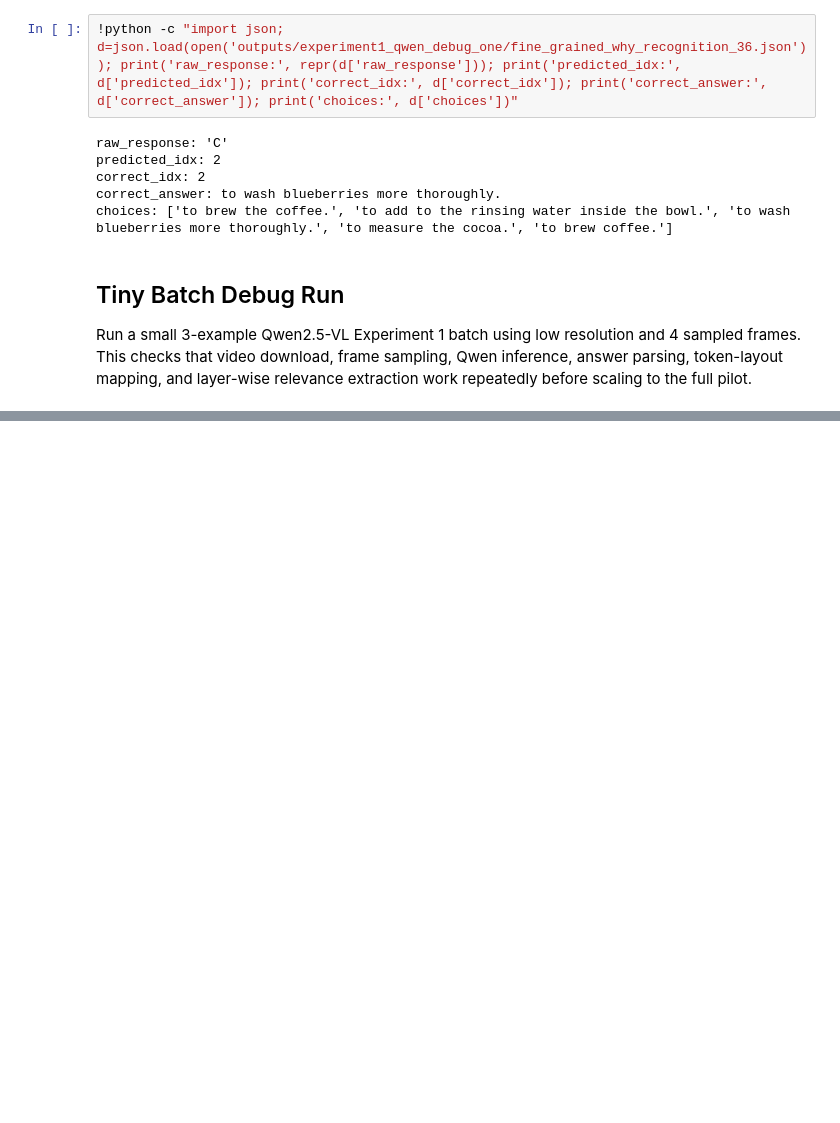
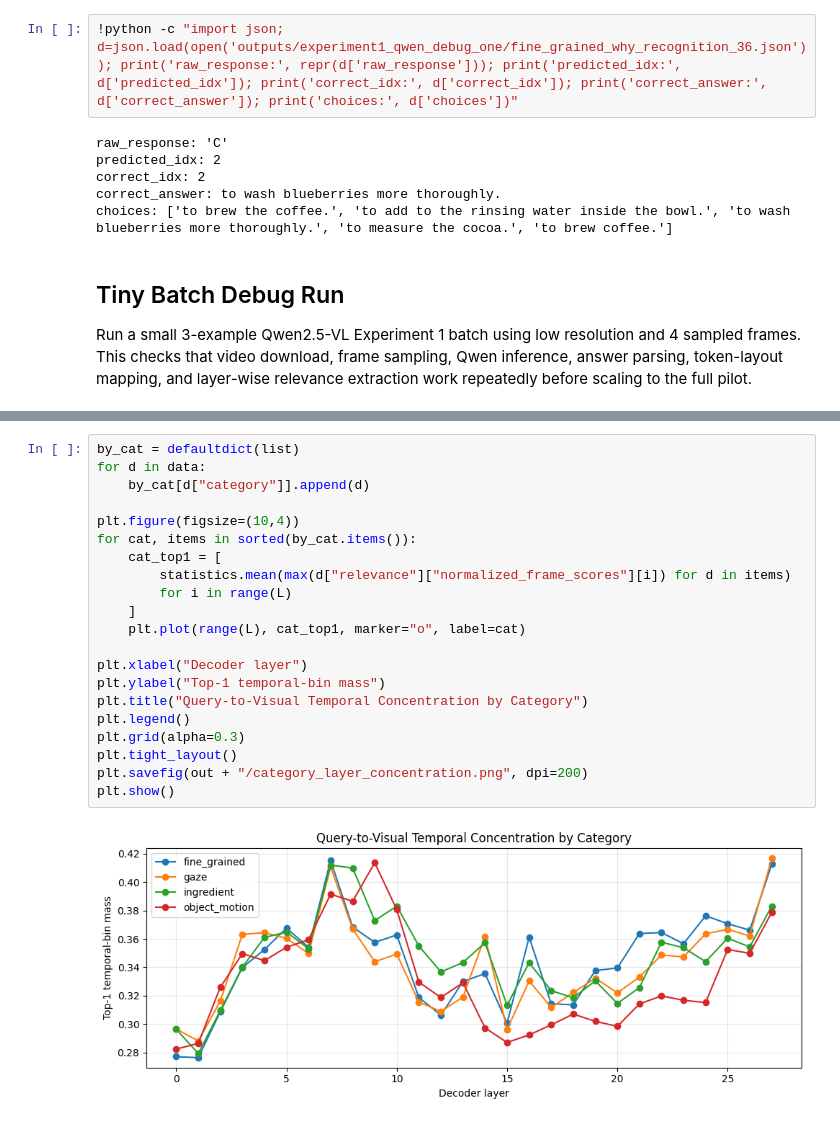
Before and after one commit to archthegit/adaptive-visual-processing, a Jupyter notebook: colab/vqa_experiment1.ipynb, the cells around one changed output, grey strips where cells are left out. Drawn from its saved outputs; the diff is of its cells as text; blank space fills up the shorter version.

```diff
--- a/colab/vqa_experiment1.ipynb
+++ b/colab/vqa_experiment1.ipynb
@@ -209,0 +611,23 @@ Plan JSON: outputs/manifest_video_download_plan.json
+# %%
+by_cat = defaultdict(list)
+for d in data:
+    by_cat[d["category"]].append(d)
+
+plt.figure(figsize=(10,4))
+for cat, items in sorted(by_cat.items()):
+    cat_top1 = [
+        statistics.mean(max(d["relevance"]["normalized_frame_scores"][i]) for d in items)
+        for i in range(L)
+    ]
+    plt.plot(range(L), cat_top1, marker="o", label=cat)
+
+plt.xlabel("Decoder layer")
+plt.ylabel("Top-1 temporal-bin mass")
+plt.title("Query-to-Visual Temporal Concentration by Category")
+plt.legend()
+plt.grid(alpha=0.3)
+plt.tight_layout()
+plt.savefig(out + "/category_layer_concentration.png", dpi=200)
+plt.show()
+# %% [output]
+[figure, added]
```
Also changed, not shown: parts of 30 cells of this notebook.
